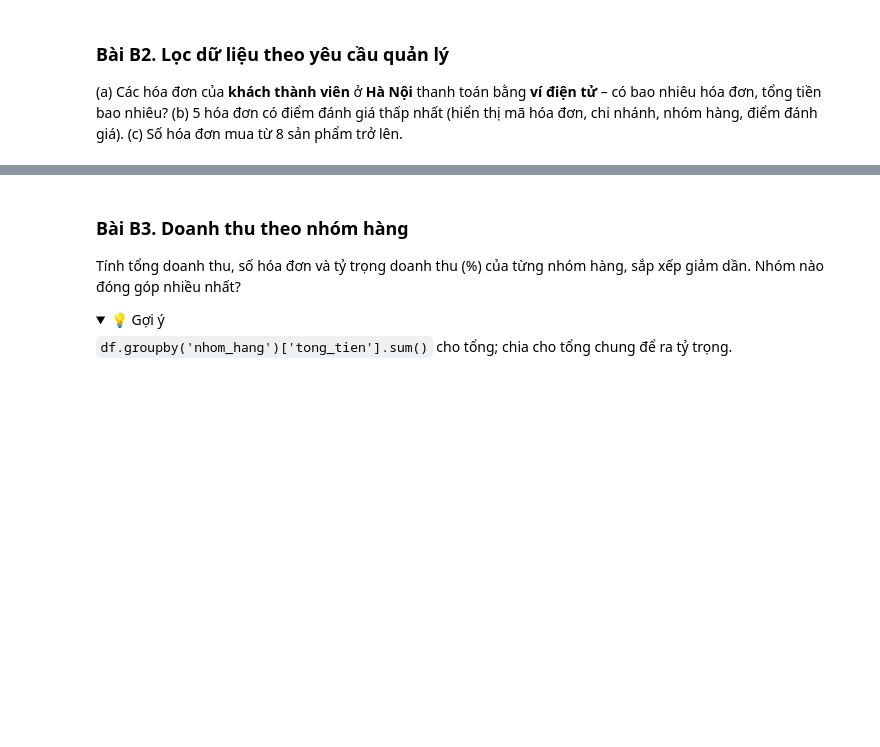
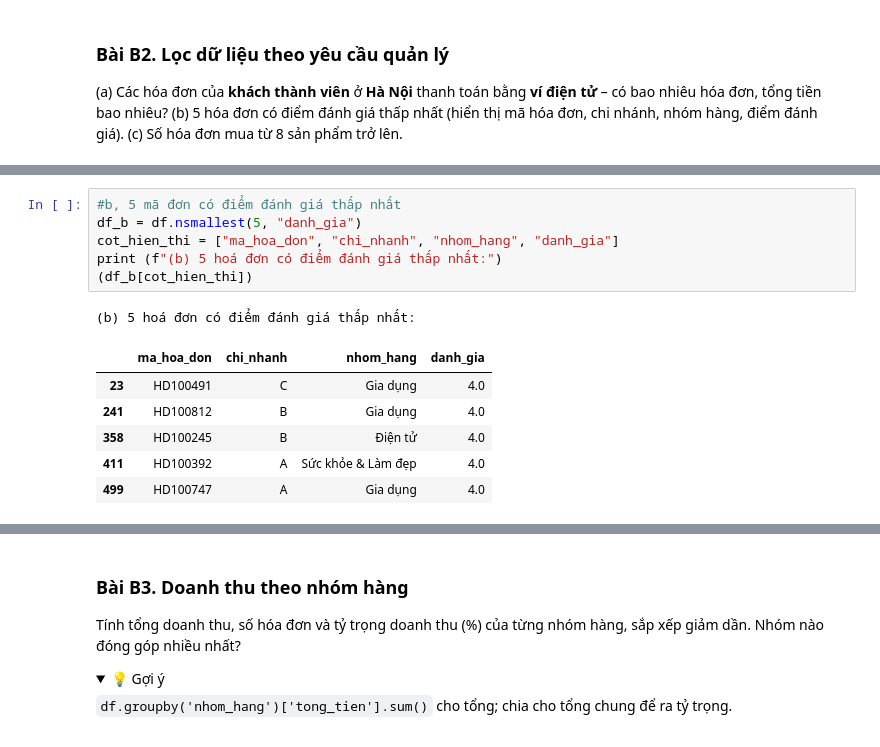
Before and after one commit to Twy-linh/Linh, a Jupyter notebook: Linh/bai_tap/Buoi_03_BaiTap.ipynb, the cells around one changed output, grey strips where cells are left out. Cells and saved outputs as stored; diff of their text form; folded sections open; blank space fills up the shorter version.

```diff
--- a/Linh/bai_tap/Buoi_03_BaiTap.ipynb
+++ b/Linh/bai_tap/Buoi_03_BaiTap.ipynb
@@ -115,0 +233,14 @@ tổng lợi nhuận gộp, giá trị đơn trung bình và điểm đánh giá
+# %%
+#b, 5 mã đơn có điểm đánh giá thấp nhất
+df_b = df.nsmallest(5, "danh_gia")
+cot_hien_thi = ["ma_hoa_don", "chi_nhanh", "nhom_hang", "danh_gia"]
+print (f"(b) 5 hoá đơn có điểm đánh giá thấp nhất:")
+(df_b[cot_hien_thi])
+# %% [output]
+(b) 5 hoá đơn có điểm đánh giá thấp nhất:
+|  | ma_hoa_don | chi_nhanh | nhom_hang | danh_gia |
+| 23 | HD100491 | C | Gia dụng | 4.0 |
+| 241 | HD100812 | B | Gia dụng | 4.0 |
+| 358 | HD100245 | B | Điện tử | 4.0 |
+| 411 | HD100392 | A | Sức khỏe & Làm đẹp | 4.0 |
+| 499 | HD100747 | A | Gia dụng | 4.0 |
```
Also changed, not shown: parts of 17 cells of this notebook, 12 other files.
